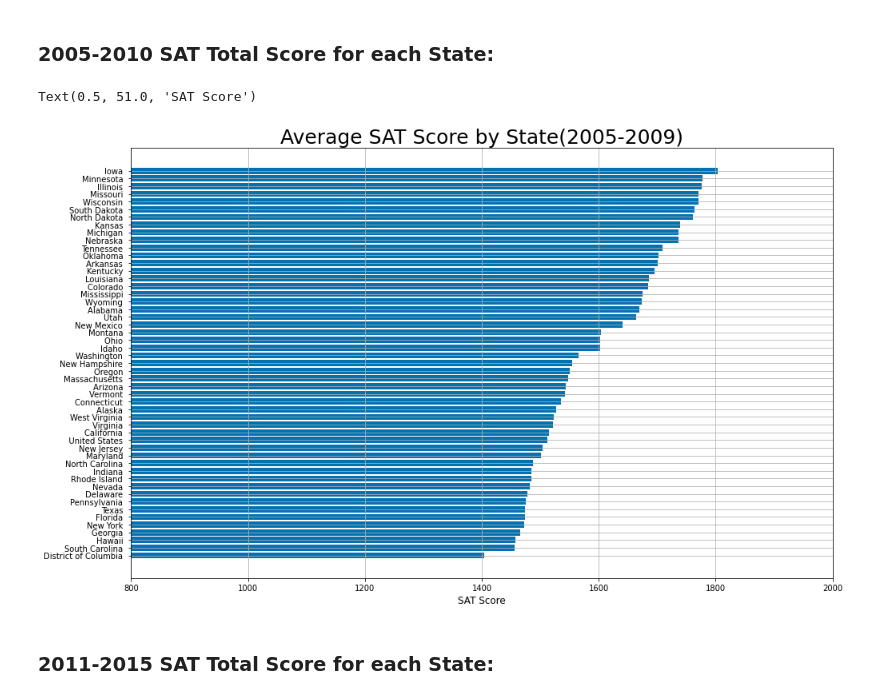
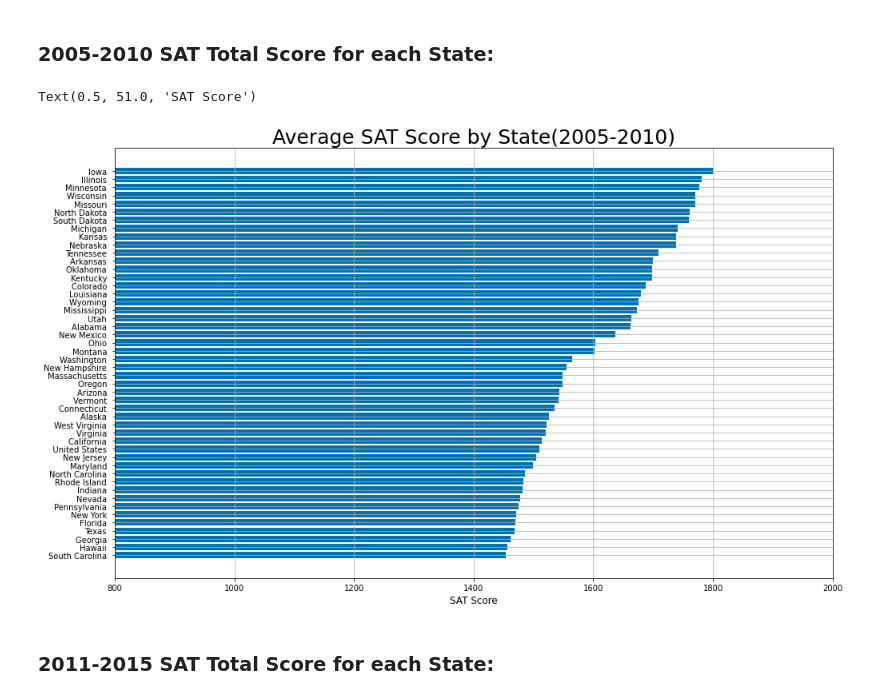
Before and after one commit to phamc4/Projects, a Jupyter notebook: SAT_changes.ipynb, the cells around one changed output. Drawn from its saved outputs; the diff is of its cells as text; code cells hidden in the pictures.

```diff
--- a/SAT_changes.ipynb
+++ b/SAT_changes.ipynb
@@ -101,30 +105,30 @@ sat_2015 = clean_dataset(load_2015, 14, 17)
 ### 2005-2010 SAT Total Score for each State:
 # %%
 to_merge = [sat_2005[['State', 'SAT Total Score']], sat_2006[['State', 'SAT Total Score']], sat_2007[['State', 'SAT Total Score']],
-            sat_2008[['State', 'SAT Total Score']], sat_2009[['State', 'SAT Total Score']]]
+            sat_2008[['State', 'SAT Total Score']], sat_2009[['State', 'SAT Total Score']], sat_2010[['State', 'SAT Total Score']]]
 # %%
 df = reduce(lambda x, y: pd.merge(x,y, on='State', how='inner'), to_merge)
-df.columns = ['States', '2005 SAT Scores', '2006 SAT Scores', '2007 SAT Scores', '2008 SAT Scores', '2009 SAT Scores']
+df.columns = ['States', '2005 SAT Scores', '2006 SAT Scores', '2007 SAT Scores', '2008 SAT Scores', '2009 SAT Scores', '2010 SAT Scores']
 # %%
-df['Average Over 5 Years'] = df.drop('States', axis=1).apply(lambda x: x.mean(), axis=1)
-df.sort_values(['Average Over 5 Years'], axis=0, ascending=True, inplace=True)
+df['Average Over 6 Years'] = df.drop('States', axis=1).apply(lambda x: x.mean(), axis=1)
+df.sort_values(['Average Over 6 Years'], axis=0, ascending=True, inplace=True)
 
 
 #Plotting
 x = df['States']
 
 
 fig, ax = plt.subplots(figsize=(14,8))
-ax.barh(x, df['Average Over 5 Years'])
+ax.barh(x, df['Average Over 6 Years'])
 
 ax.grid(linestyle='-')
 plt.tight_layout()
 ax.set_xlim(800, 2000)
-ax.set_title('Average SAT Score by State(2005-2009)', fontsize=25)
+ax.set_title('Average SAT Score by State(2005-2010)', fontsize=25)
 plt.xlabel('SAT Score', fontsize=12)
 # %% [output]
 Text(0.5, 51.0, 'SAT Score')
-[figure, old version]
+[figure, new version]
 # %% [markdown]
 ### 2011-2015 SAT Total Score for each State:
 # %%
```
Also changed, not shown: parts of 9 cells of this notebook.
